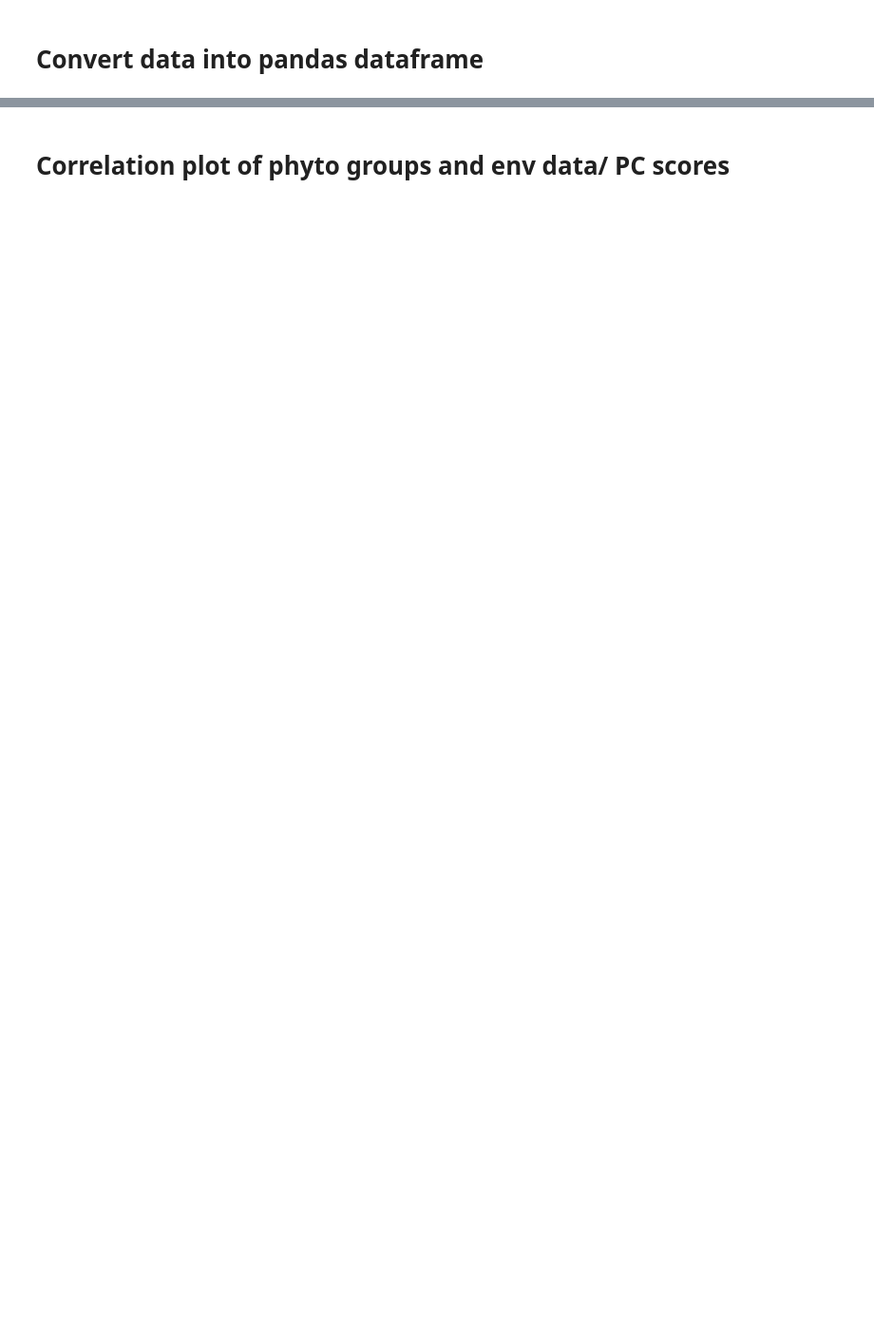
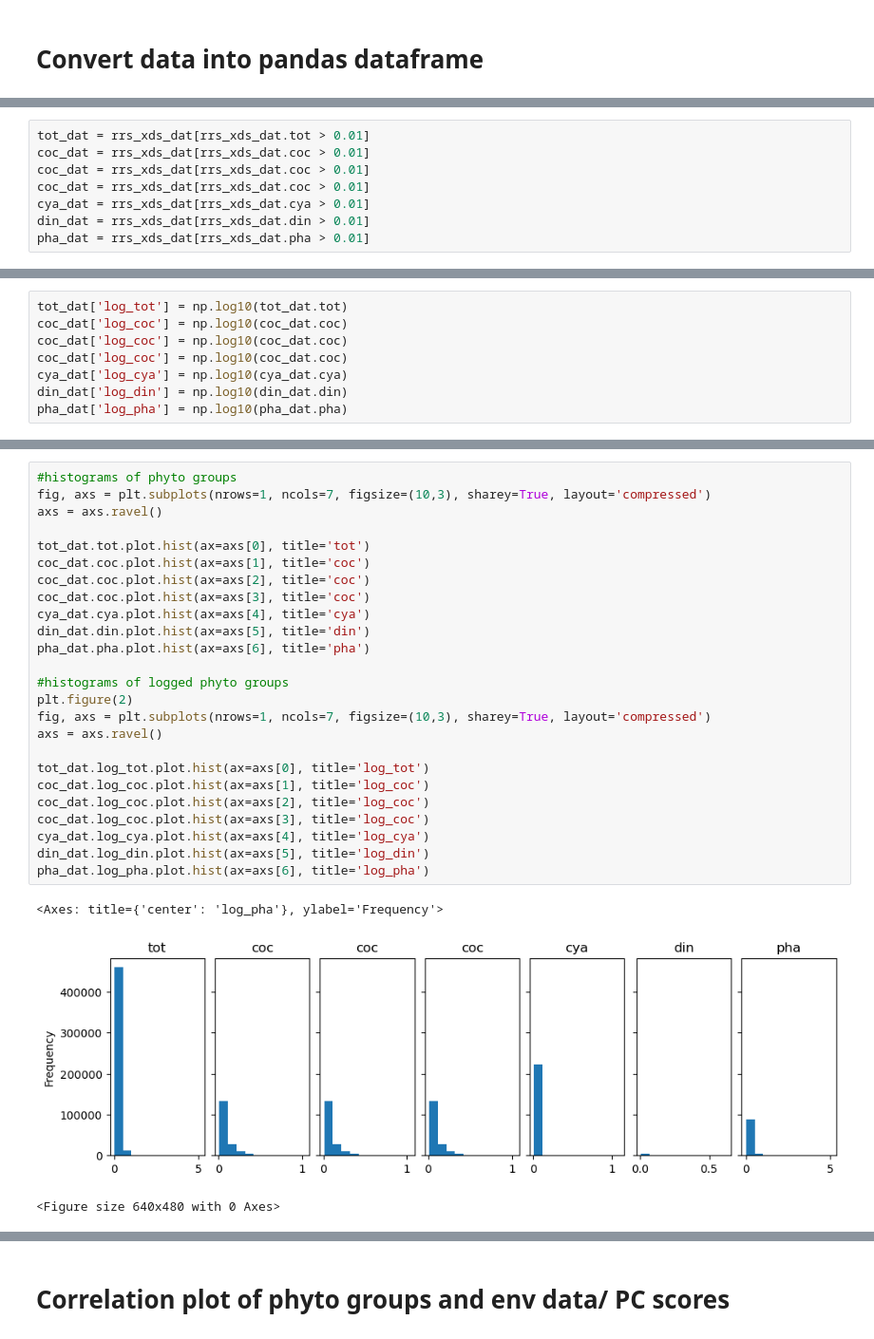
Before and after one commit to aewindle110/PCC_OASIM, a Jupyter notebook: 3_MLR_cross_validation.ipynb, the cells around one changed output, grey strips where cells are left out. Shown at 95% size. Saved outputs shown, nothing was run; the diff lists cells and outputs as text; blank space fills up the shorter version.

```diff
--- a/3_MLR_cross_validation.ipynb
+++ b/3_MLR_cross_validation.ipynb
@@ -196,0 +99,8 @@ rrs_xds_dat
+# %%
+tot_dat = rrs_xds_dat[rrs_xds_dat.tot > 0.01]
+coc_dat = rrs_xds_dat[rrs_xds_dat.coc > 0.01]
+coc_dat = rrs_xds_dat[rrs_xds_dat.coc > 0.01]
+coc_dat = rrs_xds_dat[rrs_xds_dat.coc > 0.01]
+cya_dat = rrs_xds_dat[rrs_xds_dat.cya > 0.01]
+din_dat = rrs_xds_dat[rrs_xds_dat.din > 0.01]
+pha_dat = rrs_xds_dat[rrs_xds_dat.pha > 0.01]
@@ -196,0 +109,8 @@ rrs_xds_dat
+# %%
+tot_dat['log_tot'] = np.log10(tot_dat.tot)
+coc_dat['log_coc'] = np.log10(coc_dat.coc)
+coc_dat['log_coc'] = np.log10(coc_dat.coc)
+coc_dat['log_coc'] = np.log10(coc_dat.coc)
+cya_dat['log_cya'] = np.log10(cya_dat.cya)
+din_dat['log_din'] = np.log10(din_dat.din)
+pha_dat['log_pha'] = np.log10(pha_dat.pha)
@@ -196,0 +135,29 @@ rrs_xds_dat
+# %%
+#histograms of phyto groups
+fig, axs = plt.subplots(nrows=1, ncols=7, figsize=(10,3), sharey=True, layout='compressed')
+axs = axs.ravel()
+
+tot_dat.tot.plot.hist(ax=axs[0], title='tot')
+coc_dat.coc.plot.hist(ax=axs[1], title='coc')
+coc_dat.coc.plot.hist(ax=axs[2], title='coc')
+coc_dat.coc.plot.hist(ax=axs[3], title='coc')
+cya_dat.cya.plot.hist(ax=axs[4], title='cya')
+din_dat.din.plot.hist(ax=axs[5], title='din')
+pha_dat.pha.plot.hist(ax=axs[6], title='pha')
+
+#histograms of logged phyto groups
+plt.figure(2)
+fig, axs = plt.subplots(nrows=1, ncols=7, figsize=(10,3), sharey=True, layout='compressed')
+axs = axs.ravel()
+
+tot_dat.log_tot.plot.hist(ax=axs[0], title='log_tot')
+coc_dat.log_coc.plot.hist(ax=axs[1], title='log_coc')
+coc_dat.log_coc.plot.hist(ax=axs[2], title='log_coc')
+coc_dat.log_coc.plot.hist(ax=axs[3], title='log_coc')
+cya_dat.log_cya.plot.hist(ax=axs[4], title='log_cya')
+din_dat.log_din.plot.hist(ax=axs[5], title='log_din')
+pha_dat.log_pha.plot.hist(ax=axs[6], title='log_pha')
+# %% [output]
+<Axes: title={'center': 'log_pha'}, ylabel='Frequency'>
+[figure, added]
+<Figure size 640x480 with 0 Axes>
```
Also changed, not shown: parts of 49 cells of this notebook, 4 other files.
